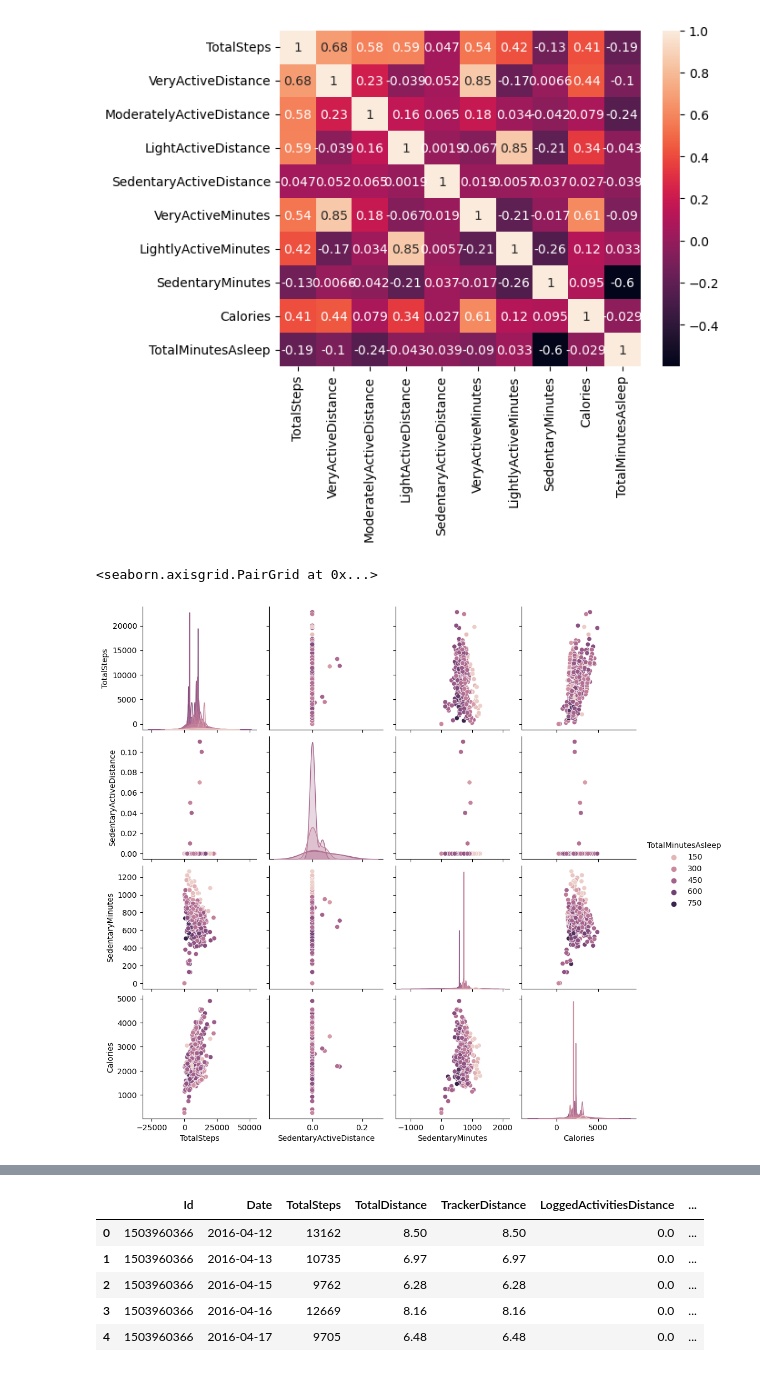
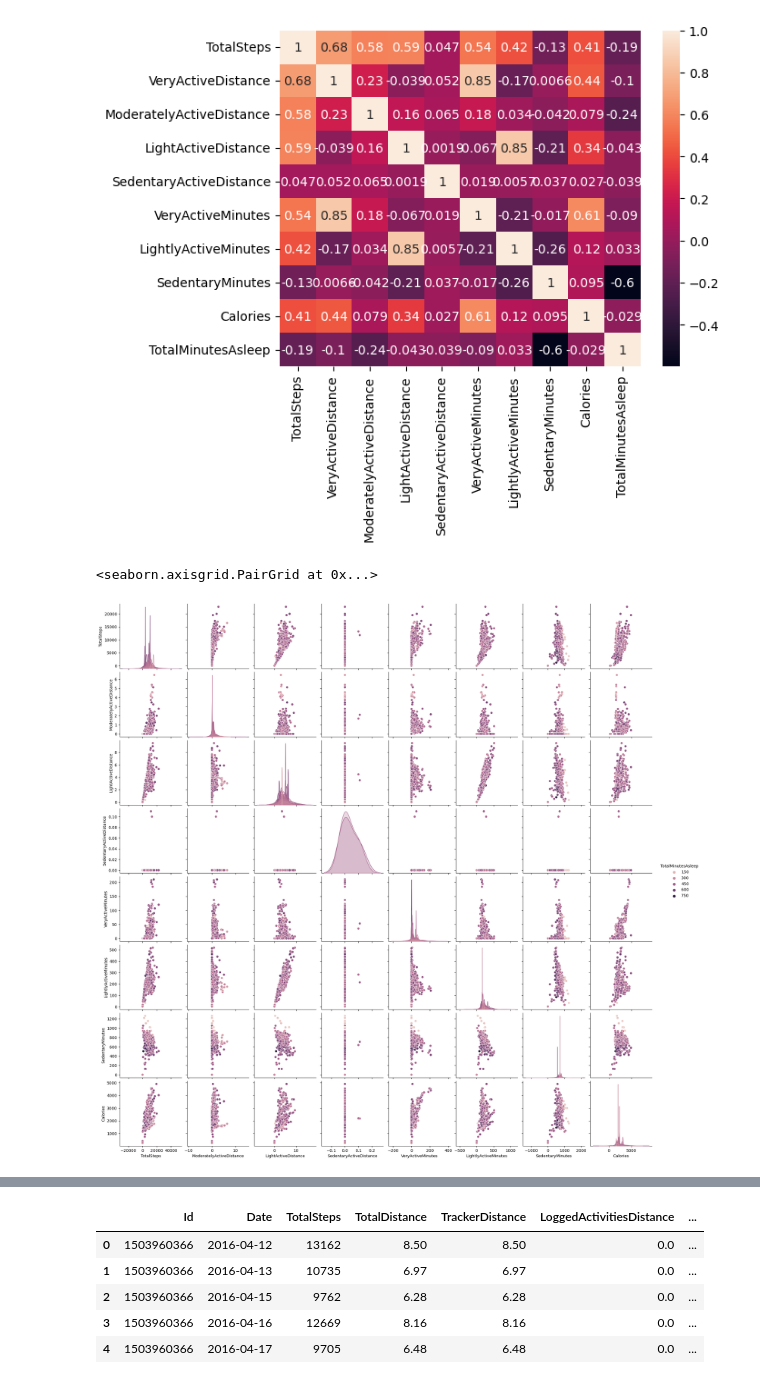
Before and after one commit to mainfranco/Fitness-Data, a Jupyter notebook: Fitness Data.ipynb, the cells around one changed output, grey strips where cells are left out. Drawn from its saved outputs; the diff is of its cells as text; code cells hidden in the pictures.

```diff
--- a/Fitness Data.ipynb
+++ b/Fitness Data.ipynb
@@ -200,8 +200,10 @@ sns.heatmap(daily_activity_and_sleep[new_features].corr(),annot=True)
 # %% [output]
 <Axes: >
 [figure]
+# %%
+new_features2 = ['TotalSteps','ModeratelyActiveDistance','LightActiveDistance','SedentaryActiveDistance','VeryActiveMinutes','LightlyActiveMinutes','SedentaryMinutes','Calories','TotalMinutesAsleep']
 # %%
-sns.pairplot(daily_activity_and_sleep[['TotalSteps','SedentaryActiveDistance','SedentaryMinutes','Calories','TotalMinutesAsleep']],hue='TotalMinutesAsleep')
+sns.pairplot(daily_activity_and_sleep[new_features2],hue='TotalMinutesAsleep')
 # %% [output]
 <seaborn.axisgrid.PairGrid at 0x...>
-[figure, old version]
+[figure, new version]
```
Also changed, not shown: parts of 43 cells of this notebook.
